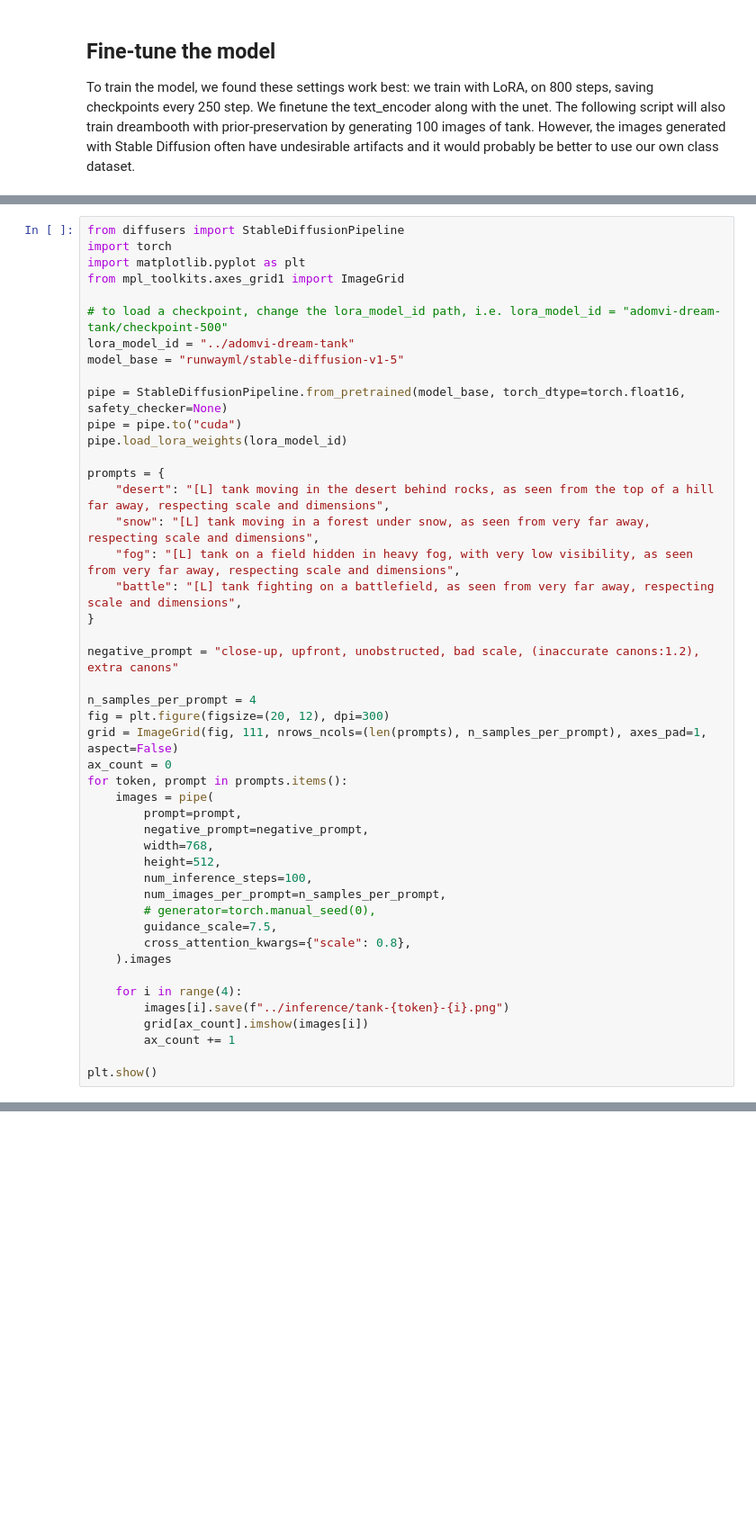
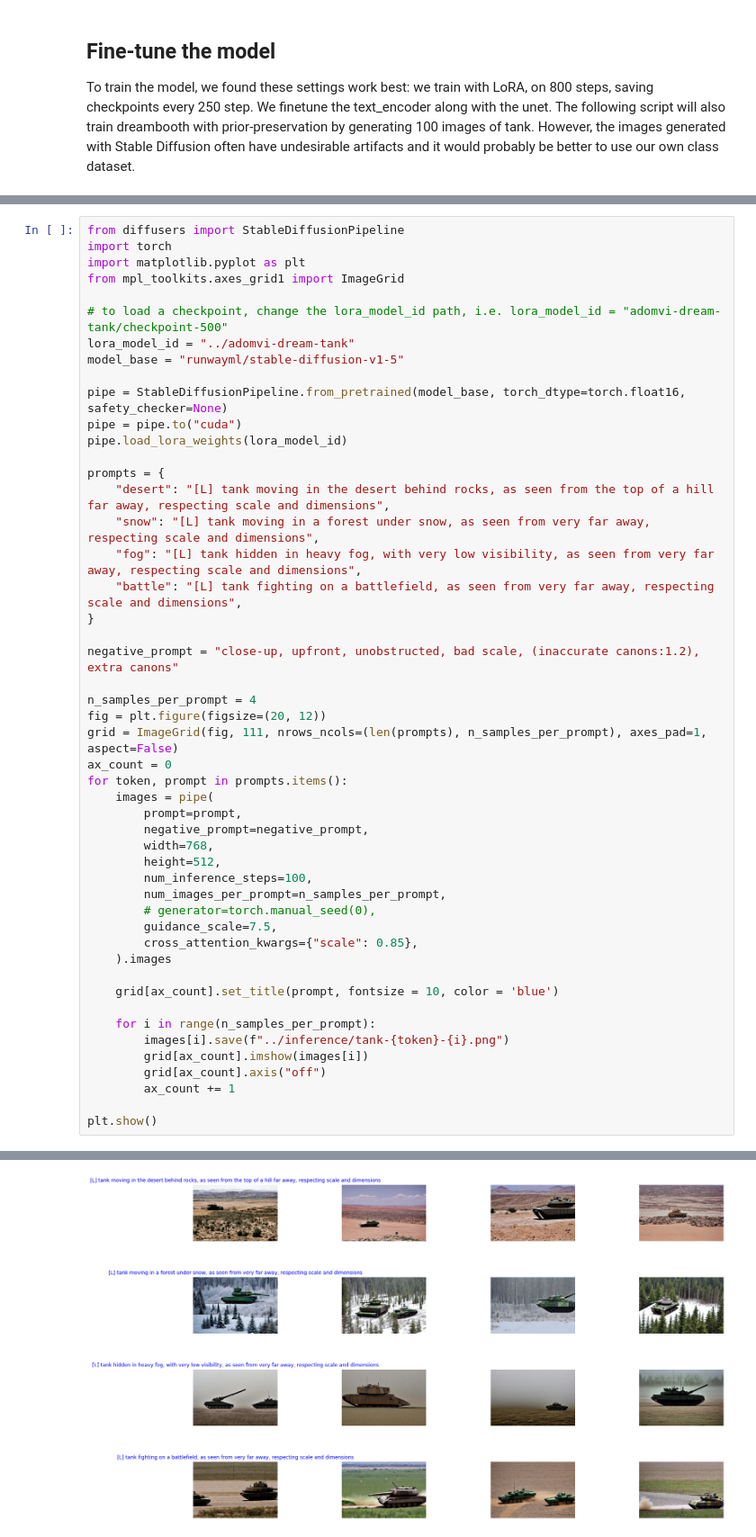
Before and after one commit to jonasrenault/adomvi, a Jupyter notebook: adomvi/DreamboothFineTuning.ipynb, the cells around one changed output, grey strips where cells are left out. Shown at 90% size. Saved outputs shown, nothing was run; the diff lists cells and outputs as text; blank space fills up the shorter version.

Commit message:
Update Dreambooth notebook with sample images

```diff
--- a/adomvi/DreamboothFineTuning.ipynb
+++ b/adomvi/DreamboothFineTuning.ipynb
@@ -92,14 +116,14 @@ pipe.load_lora_weights(lora_model_id)
 prompts = {
     "desert": "[L] tank moving in the desert behind rocks, as seen from the top of a hill far away, respecting scale and dimensions",
     "snow": "[L] tank moving in a forest under snow, as seen from very far away, respecting scale and dimensions",
-    "fog": "[L] tank on a field hidden in heavy fog, with very low visibility, as seen from very far away, respecting scale and dimensions",
+    "fog": "[L] tank hidden in heavy fog, with very low visibility, as seen from very far away, respecting scale and dimensions",
     "battle": "[L] tank fighting on a battlefield, as seen from very far away, respecting scale and dimensions",
 }
 
 negative_prompt = "close-up, upfront, unobstructed, bad scale, (inaccurate canons:1.2), extra canons"
 
 n_samples_per_prompt = 4
-fig = plt.figure(figsize=(20, 12), dpi=300)
+fig = plt.figure(figsize=(20, 12))
 grid = ImageGrid(fig, 111, nrows_ncols=(len(prompts), n_samples_per_prompt), axes_pad=1, aspect=False)
 ax_count = 0
 for token, prompt in prompts.items():
@@ -112,12 +136,16 @@ for token, prompt in prompts.items():
         num_images_per_prompt=n_samples_per_prompt,
         # generator=torch.manual_seed(0),
         guidance_scale=7.5,
-        cross_attention_kwargs={"scale": 0.8},
+        cross_attention_kwargs={"scale": 0.85},
     ).images
 
-    for i in range(4):
+    grid[ax_count].set_title(prompt, fontsize = 10, color = 'blue')
+
+    for i in range(n_samples_per_prompt):
         images[i].save(f"../inference/tank-{token}-{i}.png")
         grid[ax_count].imshow(images[i])
+        grid[ax_count].axis("off")
         ax_count += 1
 
 plt.show()
+# %% [output]
@@ -123,0 +153 @@ plt.show()
+[figure, added]
```
Also changed, not shown: parts of 12 cells of this notebook.
